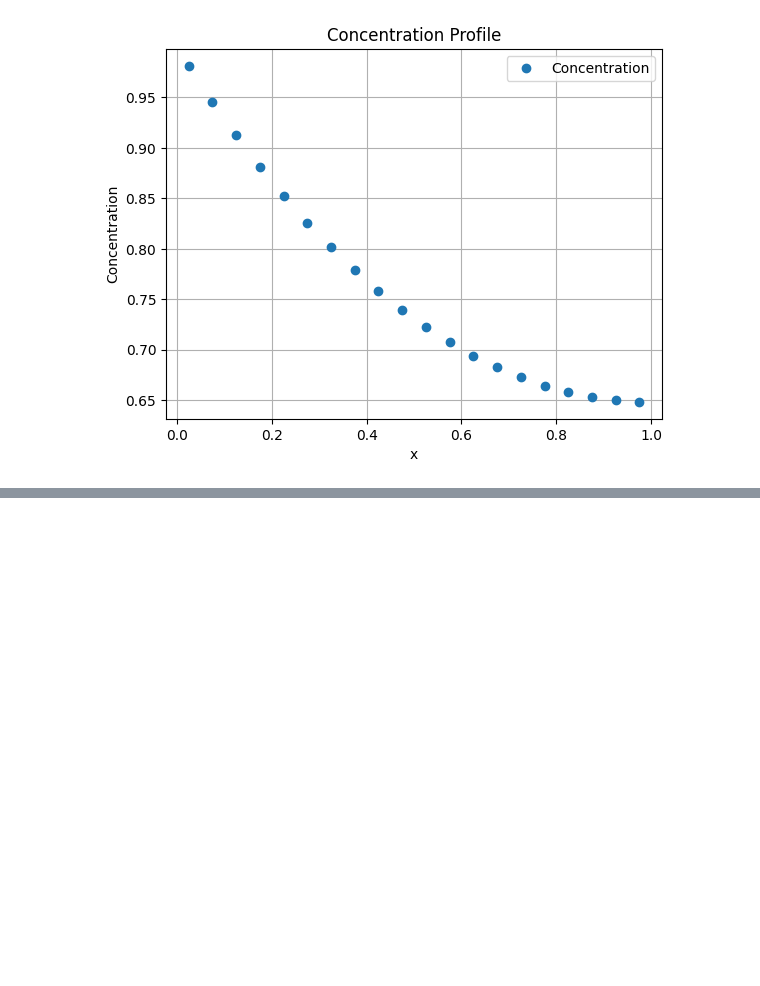
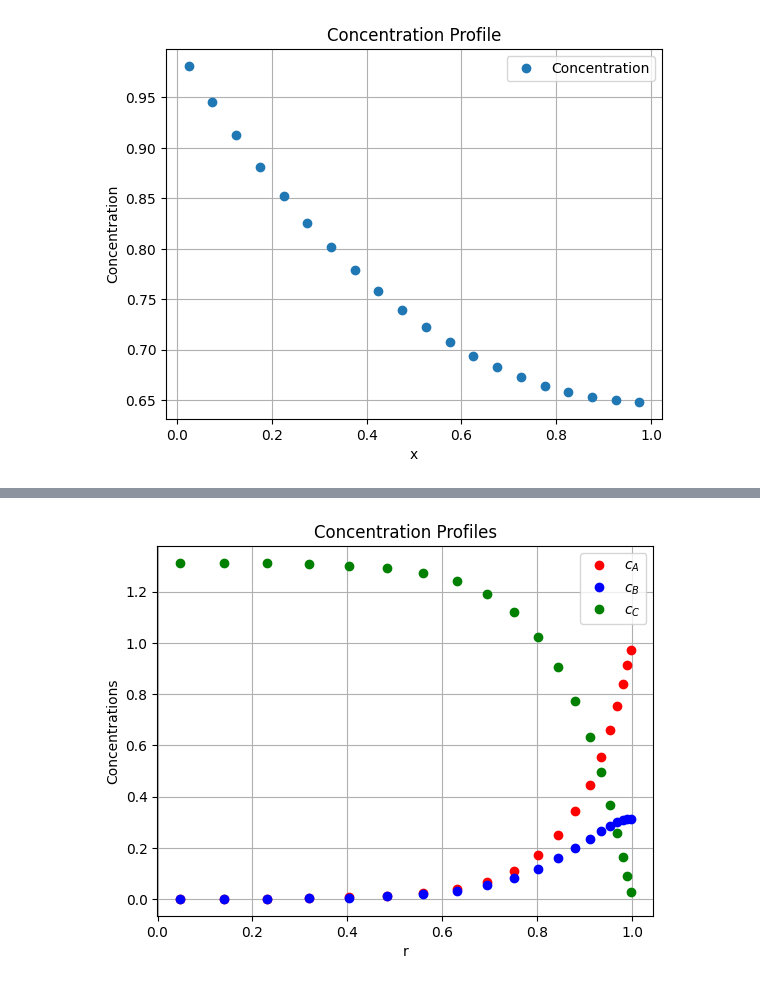
Before and after one commit to multiscale-modelling-multiphase-flows/pymrm, a Jupyter notebook: tutorials/diffusion_first_order_kinetics.ipynb, the cells around one changed output, grey strips where cells are left out. Saved outputs shown, nothing was run; the diff lists cells and outputs as text; code cells hidden in the pictures; blank space fills up the shorter version.

```diff
--- a/tutorials/diffusion_first_order_kinetics.ipynb
+++ b/tutorials/diffusion_first_order_kinetics.ipynb
@@ -74,0 +201,58 @@ plt.show()
+# %%
+import numpy as np
+import matplotlib.pyplot as plt
+from pymrm import construct_grad, construct_div, construct_coefficient_matrix, non_uniform_grid
+import scipy.sparse.linalg as spla
+from scipy.sparse import coo_array, block_diag
+
+num_c = 3  # Number of components
+num_r = 20  # Number of grid points in the radial direction
+R = 1.0  # Radius of the spherical particle
+D_A = 1.0  # Diffusion coefficient for species A
+D_B = 1.0  # Diffusion coefficient for species B
+D_C = 1.0  # Diffusion coefficient for species C
+k_1 = 100.0  # Reaction rate constant for A -> B
+k_2 = 200.0  # Reaction rate constant for B -> C
+c_b = 1.0  # Boundary condition for species A at the particle surface
+
+# Generate a non-uniform grid for the radial positions
+dr_large = 0.1 * R  # Larger spacing near the center
+r_f = non_uniform_grid(0, R, num_r + 1, dr_large, 0.75)  # Radial face positions
+r_c = 0.5 * (r_f[1:] + r_f[:-1])  # Radial cell center positions
+
+# Define boundary conditions for the system
+bc = (
+    {'a': 1, 'b': 0, 'd': 0},  # Neumann boundary condition at r=0
+    {'a': [[0, 1, 0]], 'b': [[1, 0, 1]], 'd': [[c_b, 0, 0]]}  # Boundary conditions at r=R, Dirichlet for A and C, Neumann for B.
+)
+
+# Create the reaction rate coefficient matrix as a block diagonal matrix
+block = coo_array([[k_1, 0, 0], [-k_1, k_2, 0], [0, -k_2, 0]])  # Reaction rates
+k_mat = block_diag([block] * num_r, format='csc')  # Block diagonal matrix
+
+# Create the diffusion coefficient matrix for all species
+D_mat = construct_coefficient_matrix([[D_A, D_B, D_C]], shape=(num_r, num_c), axis=0)
+
+# Construct the gradient and divergence matrices
+grad_mat, grad_bc = construct_grad((num_r, num_c), r_f, r_c, bc, axis=0)  # Gradient matrix
+div_mat = construct_div((num_r, num_c), r_f, nu=2, axis=0)  # Divergence matrix
+
+# Assemble the system matrix and right-hand side vector
+A_mat = k_mat - div_mat @ (D_mat @ grad_mat)  # System matrix
+rhs_vec = div_mat @ (D_mat @ grad_bc)  # Right-hand side vector
+
+# Solve the system of equations
+c = spla.spsolve(A_mat, rhs_vec).reshape((-1, 3))  # Reshape solution to (num_r, num_c)
+
+# Plot the concentration profiles for all species
+plt.plot(r_c, c[:, 0], 'or', label=r'$c_A$')
+plt.plot(r_c, c[:, 1], 'ob', label=r'$c_B$')
+plt.plot(r_c, c[:, 2], 'og', label=r'$c_C$')
+plt.xlabel('r')
+plt.ylabel('Concentrations')
+plt.title('Concentration Profiles')
+plt.legend()
+plt.grid()
+plt.show()
+# %% [output]
+[figure, added]
```
Also changed, not shown: parts of 10 cells of this notebook.
